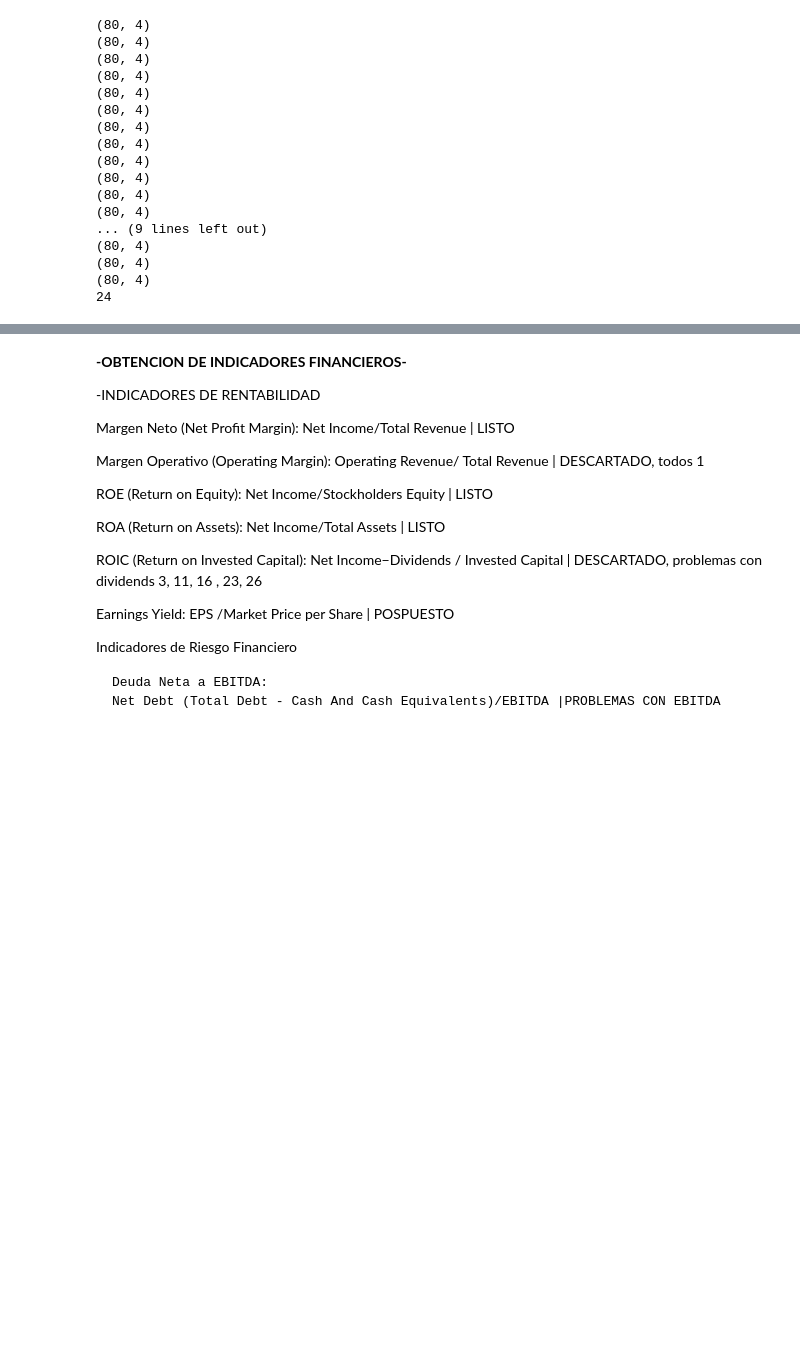
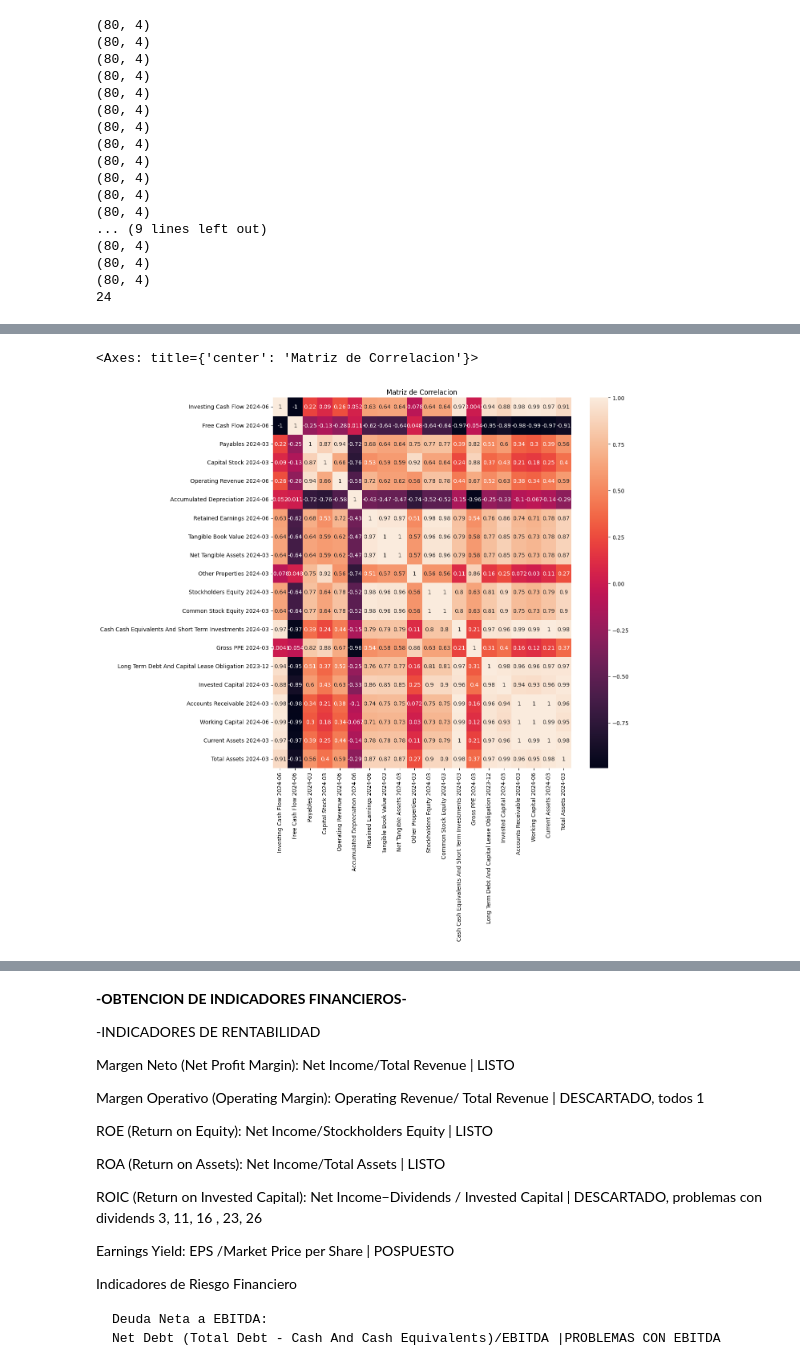
Before and after one commit to pabliacci/Finance-python, a Jupyter notebook: IPSA_data_analisis.ipynb, the cells around one changed output, grey strips where cells are left out. Cells and saved outputs as stored; diff of their text form; code cells hidden in the pictures; blank space fills up the shorter version.

```diff
--- a/IPSA_data_analisis.ipynb
+++ b/IPSA_data_analisis.ipynb
@@ -678,0 +763,8 @@ Use plotly express to create a horizontal boxplot of "NHNFIN" to determine if th
+# %%
+df_corr = filtered_df.corr()
+plt.figure(figsize=(12, 12))
+plt.title("Matriz de Correlacion")
+sns.heatmap(df_corr, annot=True)
+# %% [output]
+<Axes: title={'center': 'Matriz de Correlacion'}>
+[figure, added]
```
Also changed, not shown: parts of 35 cells of this notebook.
